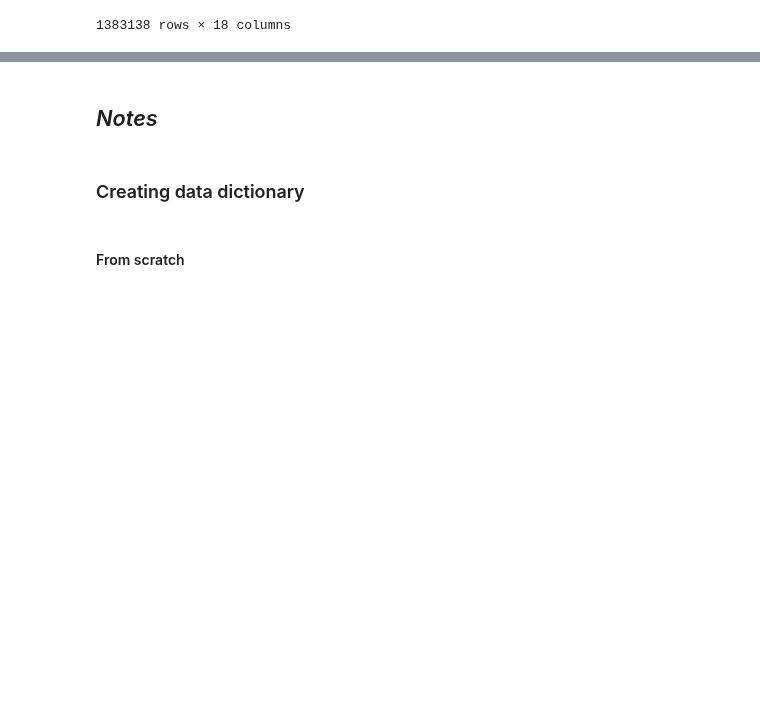
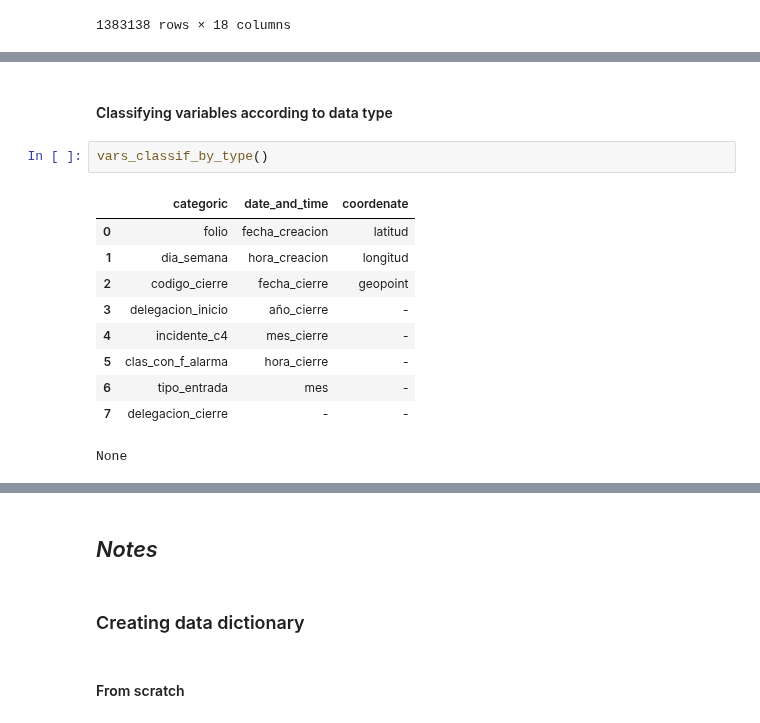
Before and after one commit to robperch/intro_to_ds_project, a Jupyter notebook: notebooks/data_profiling.ipynb, the cells around one changed output, grey strips where cells are left out. Drawn from its saved outputs; the diff is of its cells as text; blank space fills up the shorter version.

```diff
--- a/notebooks/data_profiling.ipynb
+++ b/notebooks/data_profiling.ipynb
@@ -45,0 +102,15 @@ df_c5
+# %% [markdown]
+#### Classifying variables according to data type
+# %%
+vars_classif_by_type()
+# %% [output]
+|  | categoric | date_and_time | coordenate |
+| 0 | folio | fecha_creacion | latitud |
+| 1 | dia_semana | hora_creacion | longitud |
+| 2 | codigo_cierre | fecha_cierre | geopoint |
+| 3 | delegacion_inicio | año_cierre | - |
+| 4 | incidente_c4 | mes_cierre | - |
+| 5 | clas_con_f_alarma | hora_cierre | - |
+| 6 | tipo_entrada | mes | - |
+| 7 | delegacion_cierre | - | - |
+None
```
Also changed, not shown: parts of 19 cells of this notebook, 2 other files.
